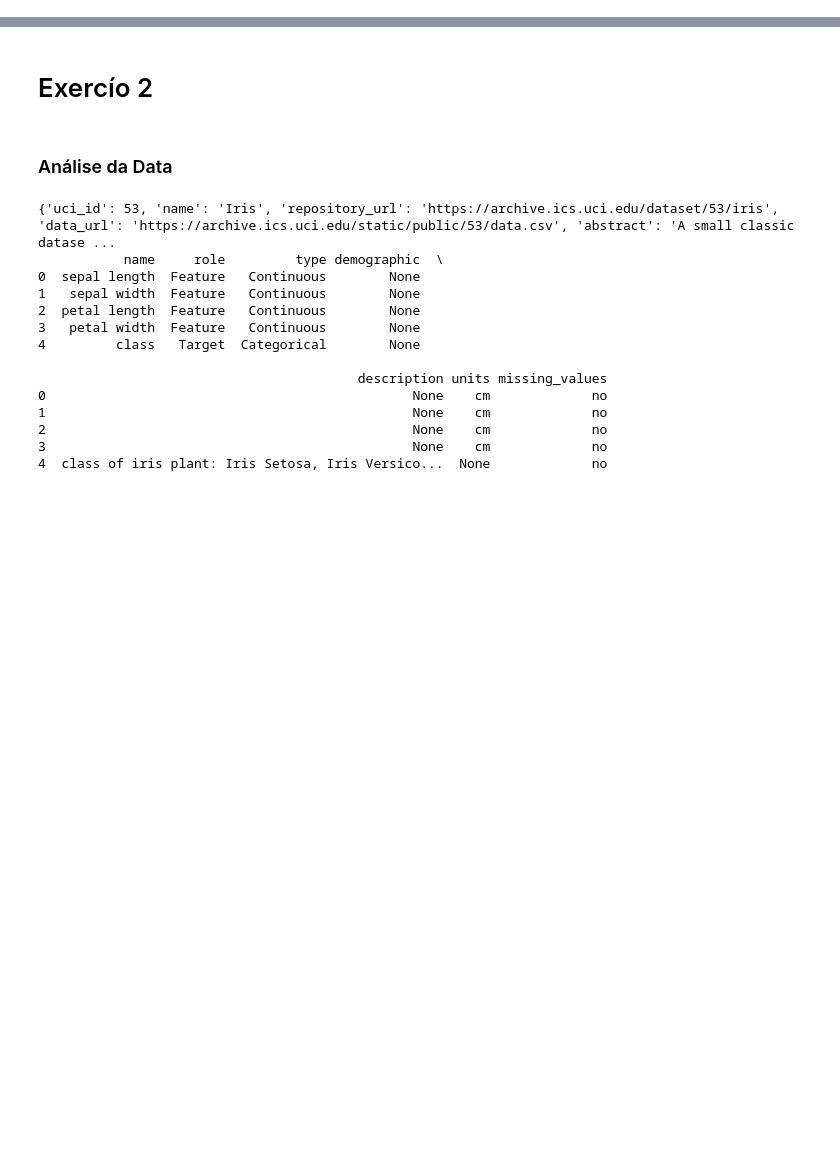
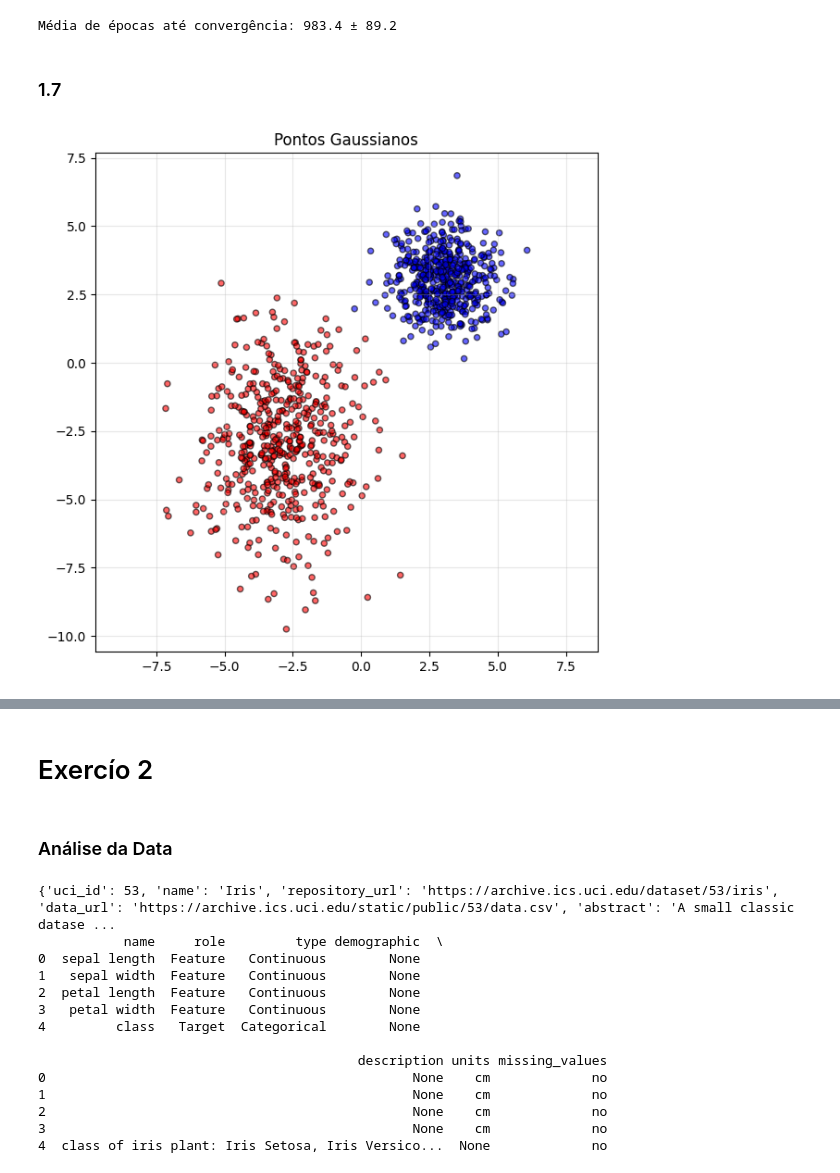
Before and after one commit to AlexRode/IAA, a Jupyter notebook: supervised.ipynb, the cells around one changed output, grey strips where cells are left out. Saved outputs shown, nothing was run; the diff lists cells and outputs as text; code cells hidden in the pictures; blank space fills up the shorter version.

```diff
--- a/supervised.ipynb
+++ b/supervised.ipynb
@@ -24,0 +164,48 @@ input_path = 'C:/Users/alexm/OneDrive/Ambiente de Trabalho/ESTUDO/4MASTER/2ºano
+# %%
+runs = 30
+epochs_to_conv = []
+alpha = 1e-4
+max_ep = 1000
+
+for _ in range(runs):
+    w0 = np.random.uniform(-1,1)
+    w1 = np.random.uniform(-1,1)
+    w2 = np.random.uniform(-1,1)
+    ep = 0
+    while ep < max_ep:
+        ep += 1
+        dw0 = dw1 = dw2 = 0
+        for i in range(4):
+            s = w0 + w1*X[i,0] + w2*X[i,1]
+            o = f(s)
+            e = d[i]-o
+            dw0 += alpha*e; dw1 += alpha*X[i,0]*e; dw2 += alpha*X[i,1]*e
+        w0 += dw0; w1 += dw1; w2 += dw2
+        if sum(abs(d - np.array([f(w0 + w1*x[0] + w2*x[1]) for x in X]))) == 0:
+            break
+    epochs_to_conv.append(ep)
+
+mean = np.mean(epochs_to_conv)
+std = np.std(epochs_to_conv)
+print(f"\nMédia de épocas até convergência: {mean:.1f} ± {std:.1f}")
+# %% [output]
+Média de épocas até convergência: 983.4 ± 89.2
+# %% [markdown]
+### 1.7
+# %%
+n = 500
+a = np.random.multivariate_normal([3,3], [[1,0],[0,1]], n)
+b = np.random.multivariate_normal([-3,-3], [[2,0],[0,5]], n)
+a = np.column_stack((a, np.zeros(n)))
+b = np.column_stack((b, np.ones(n)))
+data = np.vstack((a,b))
+np.random.shuffle(data)
+
+plt.figure(figsize=(7,7))
+plt.scatter(data[:,0], data[:,1], c=data[:,2], cmap='bwr', alpha=0.6, s=20, edgecolor='k')
+plt.title('Pontos Gaussianos')
+plt.axis('equal'); plt.grid(alpha=0.3); plt.show()
+
+np.savetxt("pontos_gaussianos.csv", data, delimiter=",", header="x1,x2,label", comments='')
+# %% [output]
+[figure, added]
```
Also changed, not shown: parts of 23 cells of this notebook.
